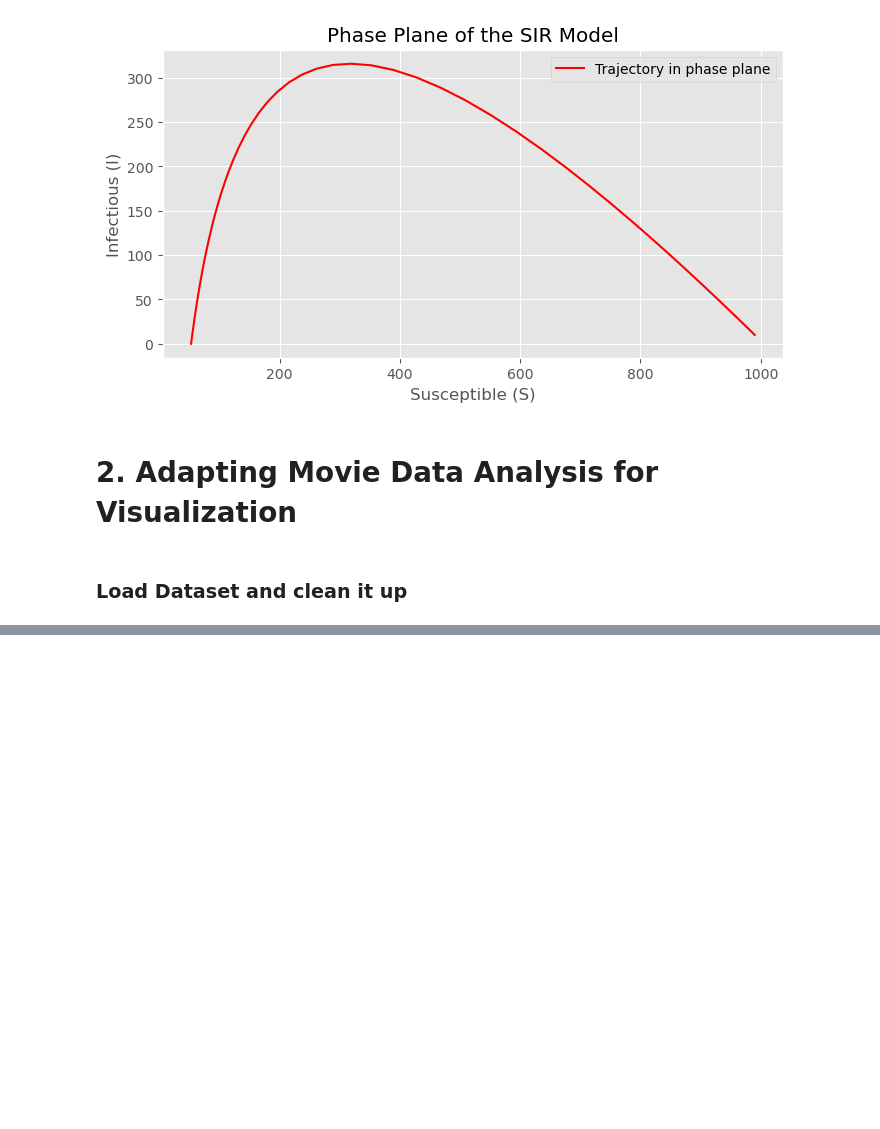
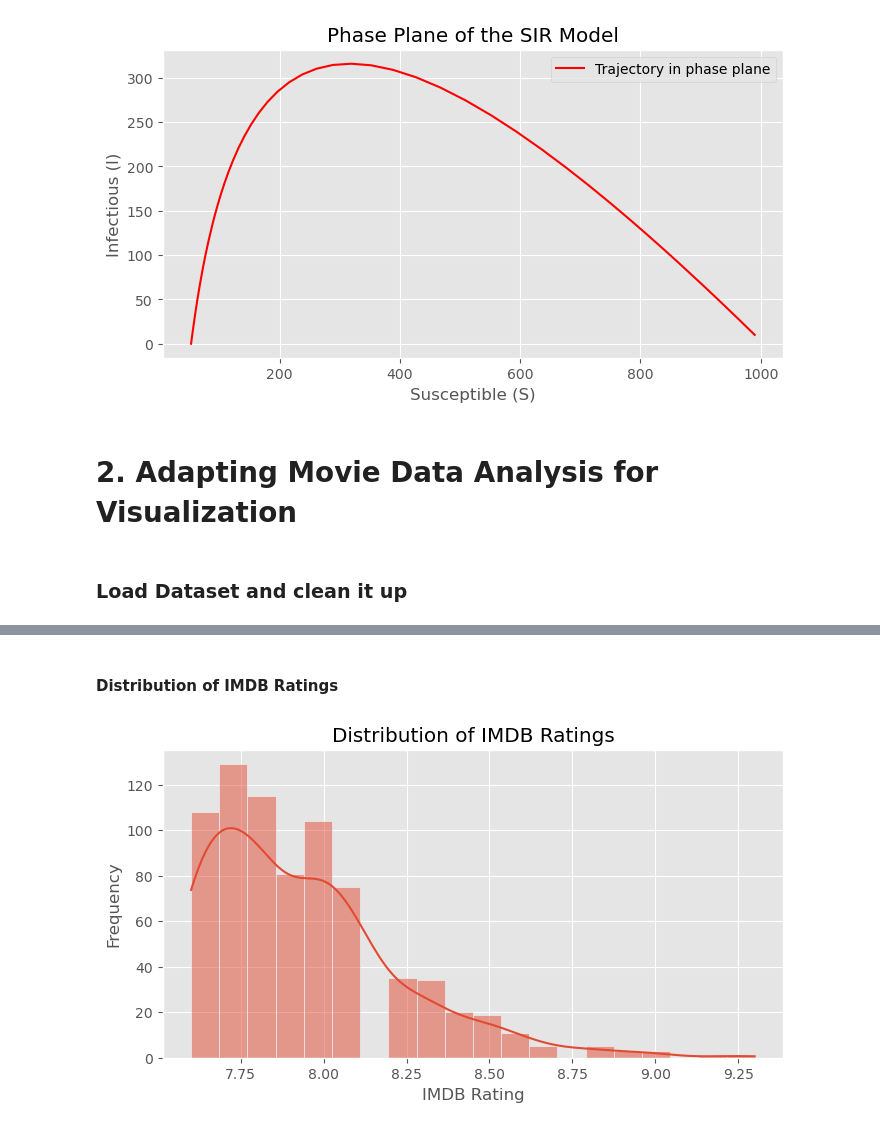
Before and after one commit to jwmathis/Project4, a Jupyter notebook: Project4.ipynb, the cells around one changed output, grey strips where cells are left out. Drawn from its saved outputs; the diff is of its cells as text; code cells hidden in the pictures; blank space fills up the shorter version.

```diff
--- a/Project4.ipynb
+++ b/Project4.ipynb
@@ -327,3 +328,13 @@ movies_df.head()
 | 3 | The Dark Knight | 2008 | 152 | action, crime, drama | 9.0 | When the menace known as the Joke... | 84.0 | Christopher Nolan | Christian Bale | ... |
 | 4 | The Godfather: Part II | 1974 | 202 | crime, drama | 9.0 | The early life and career of Vito... | 90.0 | Francis Ford Coppola | Al Pacino | ... |
 | 5 | 12 Angry Men | 1957 | 96 | crime, drama | 9.0 | A jury holdout attempts to preven... | 96.0 | Sidney Lumet | Henry Fonda | ... |
+# %% [markdown]
+#### Distribution of IMDB Ratings
+# %%
+plt.figure(figsize=(8,4))
+sns.histplot(movies_df['IMDB_Rating'], kde=True, bins=20)
+plt.title('Distribution of IMDB Ratings')
+plt.xlabel('IMDB Rating')
+plt.ylabel('Frequency');
+# %% [output]
+[figure, added]
```
Also changed, not shown: parts of 10 cells of this notebook.
